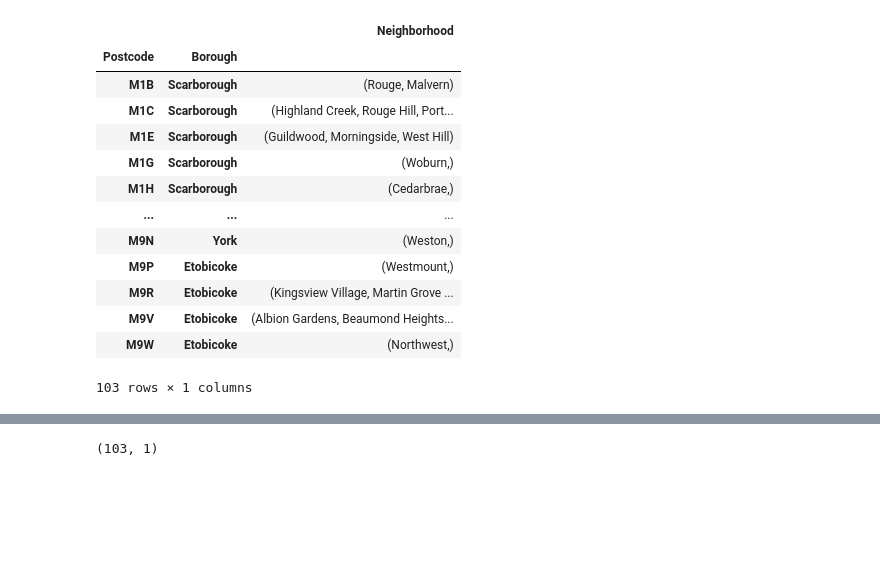
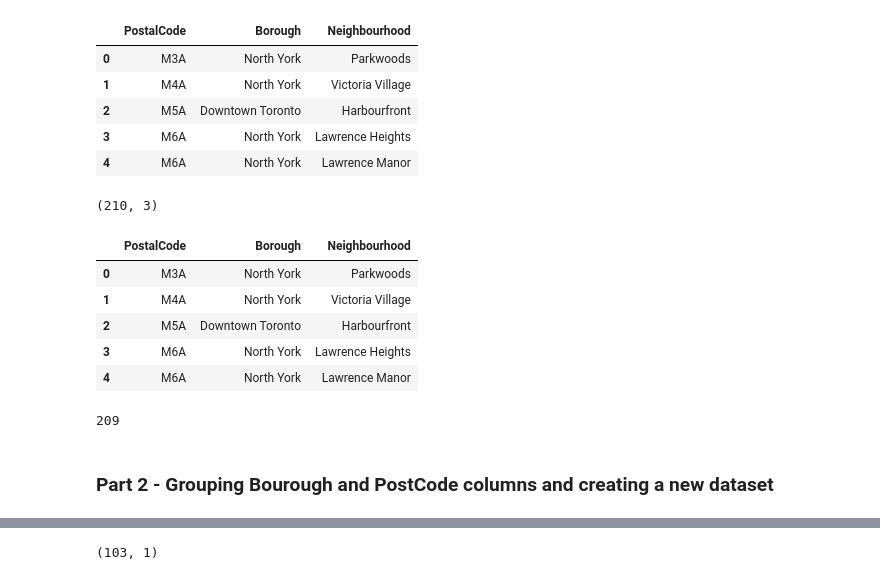
Before and after one commit to cibele-yv/Capstone_ML, a Jupyter notebook: CapstoneTestW3.ipynb, the cells around one changed output, grey strips where cells are left out. Drawn from its saved outputs; the diff is of its cells as text; code cells hidden in the pictures; blank space fills up the shorter version.

Commit message:
updating requirements - clustering and analyzing neighborhood

```diff
--- a/CapstoneTestW3.ipynb
+++ b/CapstoneTestW3.ipynb
@@ -226,0 +51,3 @@ torontopc = [("M4N",	"Central Toronto",	"Lawrence Park"),
+# %%
+rtable=page.table
+rtable
@@ -226,0 +72,3 @@ torontopc = [("M4N",	"Central Toronto",	"Lawrence Park"),
+# %%
+results=rtable.find_all('tr')
+results[0:5]
@@ -226,0 +98,16 @@ torontopc = [("M4N",	"Central Toronto",	"Lawrence Park"),
+# %%
+# iteration loop to harvest all records
+
+records =[]
+n=1
+nrows=len(results)
+
+while n < nrows :
+    Postcode=results[n].text.split('\n')[1]
+    Borough=results[n].text.split('\n')[2]
+    Neighborhood=results[n].text.split('\n')[3]
+    records.append((Postcode, Borough,Neighborhood))
+    n=n+1
+
+df=pd.DataFrame(records, columns=['PostalCode', 'Borough', 'Neighbourhood'])
+df.head(5)
@@ -243,22 +125,41 @@ df
+# %%
+# dropping rows where 'Not assigned' appears in column '[Borough]'
+df1=df[~df.Borough.str.contains("Not assigned")]
+df1=df1.reset_index(drop=True)
+# %%
+df1.head()
+# %% [output]
+|  | PostalCode | Borough | Neighbourhood |
+| 0 | M3A | North York | Parkwoods |
+| 1 | M4A | North York | Victoria Village |
+| 2 | M5A | Downtown Toronto | Harbourfront |
+| 3 | M6A | North York | Lawrence Heights |
+| 4 | M6A | North York | Lawrence Manor |
+# %%
+df1.shape
+# %% [output]
+(210, 3)
 # %%
 # Grouping Bourough and PostCode columns
-grouped = df.groupby(['Postcode','Borough'])
+# grouped = df1.groupby(['PostalCode','Borough'])
 
 #creating a new dataset with grouped data using tuple
-df2 = grouped.agg({'Neighborhood': lambda x: tuple(x)})
-df2
+# df2 = grouped.agg({'Neighbourhood': lambda x: tuple(x)})
+# df2
+
+df2=df1
+df2.head()
 # %% [output]
-|  |  | Neighborhood |
-| Postcode | Borough |  |
-| M1B | Scarborough | (Rouge, Malvern) |
-| M1C | Scarborough | (Highland Creek, Rouge Hill, Port... |
-| M1E | Scarborough | (Guildwood, Morningside, West Hill) |
-| M1G | Scarborough | (Woburn,) |
-| M1H | Scarborough | (Cedarbrae,) |
-| ... | ... | ... |
-| M9N | York | (Weston,) |
-| M9P | Etobicoke | (Westmount,) |
-| M9R | Etobicoke | (Kingsview Village, Martin Grove ... |
-| M9V | Etobicoke | (Albion Gardens, Beaumond Heights... |
-| M9W | Etobicoke | (Northwest,) |
+|  | PostalCode | Borough | Neighbourhood |
+| 0 | M3A | North York | Parkwoods |
+| 1 | M4A | North York | Victoria Village |
+| 2 | M5A | Downtown Toronto | Harbourfront |
+| 3 | M6A | North York | Lawrence Heights |
+| 4 | M6A | North York | Lawrence Manor |
-103 rows × 1 columns
+# %%
+nrows2=len(df2)-1
+nrows2
+# %% [output]
+209
+# %% [markdown]
+<h3>Part 2 - Grouping Bourough and PostCode columns and creating a new dataset</h3>
```
Also changed, not shown: parts of 46 cells of this notebook.
